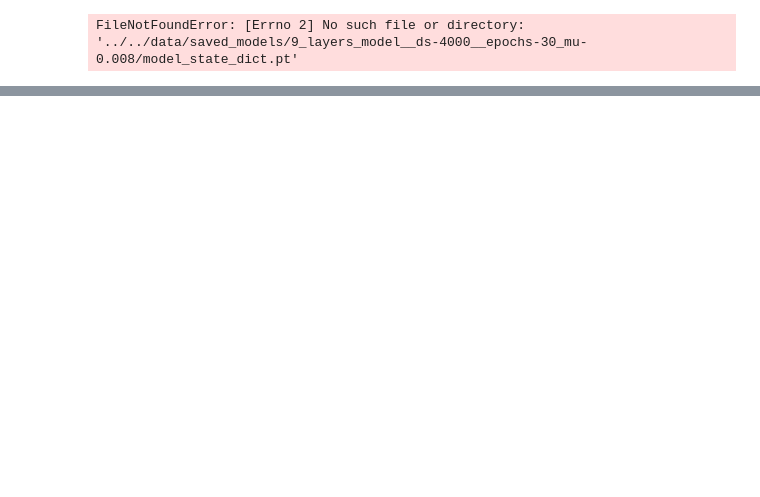
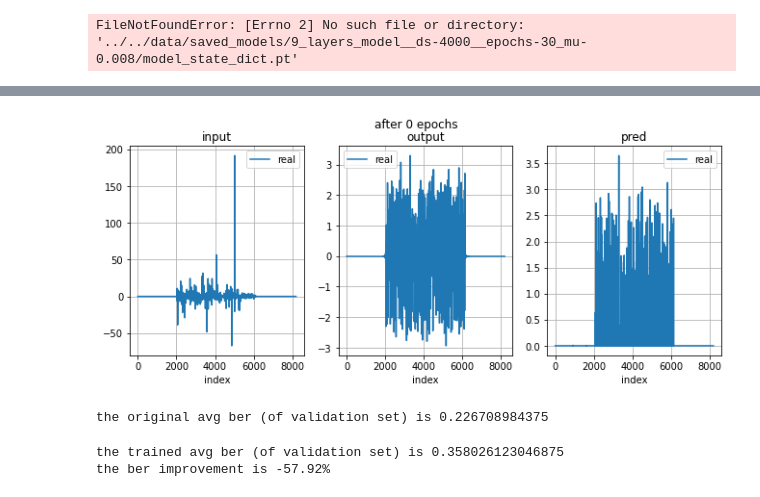
Before and after one commit to Yarden92/Thesis-code, a Jupyter notebook: apps/deep/model_analyzer.ipynb, the cells around one changed output, grey strips where cells are left out. Drawn from its saved outputs; the diff is of its cells as text; code cells hidden in the pictures; blank space fills up the shorter version.

Commit message:
fully paper model analysis

```diff
--- a/apps/deep/model_analyzer.ipynb
+++ b/apps/deep/model_analyzer.ipynb
@@ -25,3 +30,26 @@ trainer.compare_ber(tqdm=tqdm, num_x_per_folder=15)
 # %%
 # print model's architecture
 trainer.model.print_architecture(x)
+# %%
+# paper 1 model analyzer
+path_init = '../../data/test_models/mu-0.008__128ds__PaperNNforNFTmodel__3epochs'
+
+trainer_real = Trainer.load3(path_init + '__real')
+trainer_imag = Trainer.load3(path_init + '__imag')
+
+train_ds = SingleMuDataSet(trainer_real.train_dataset.data_dir_path,
+                           trainer_real.train_dataset.data_indices)
+val_ds = SingleMuDataSet(trainer_real.val_dataset.data_dir_path,
+                         trainer_real.val_dataset.data_indices)
+
+model = PaperNNforNFTwrapper(trainer_real.model, trainer_imag.model)
+
+trainer = Trainer(
+    train_dataset=train_ds,
+    val_dataset=val_ds,
+    model=model,
+    device=trainer_real.device,
+    batch_size=trainer_real.train_dataloader.batch_size,
+    l_metric=trainer_real.l_metric,
+    optim=trainer_real.optim,
+    params=trainer_real.params)
@@ -27,0 +67,12 @@ trainer.model.print_architecture(x)
+# %%
+ma = ModelAnalyzer(trainer)
+# %%
+ma.plot_single_item(i=0)
+# %% [output]
+[figure, added]
+# %%
+ma.plot_bers(_tqdm=tqdm)
+# %% [output]
+the original avg ber (of validation set) is 0.226708984375
+the trained avg ber (of validation set) is 0.358026123046875
+the ber improvement is -57.92%
```
Also changed, not shown: parts of 2 cells of this notebook, 7 other files.
